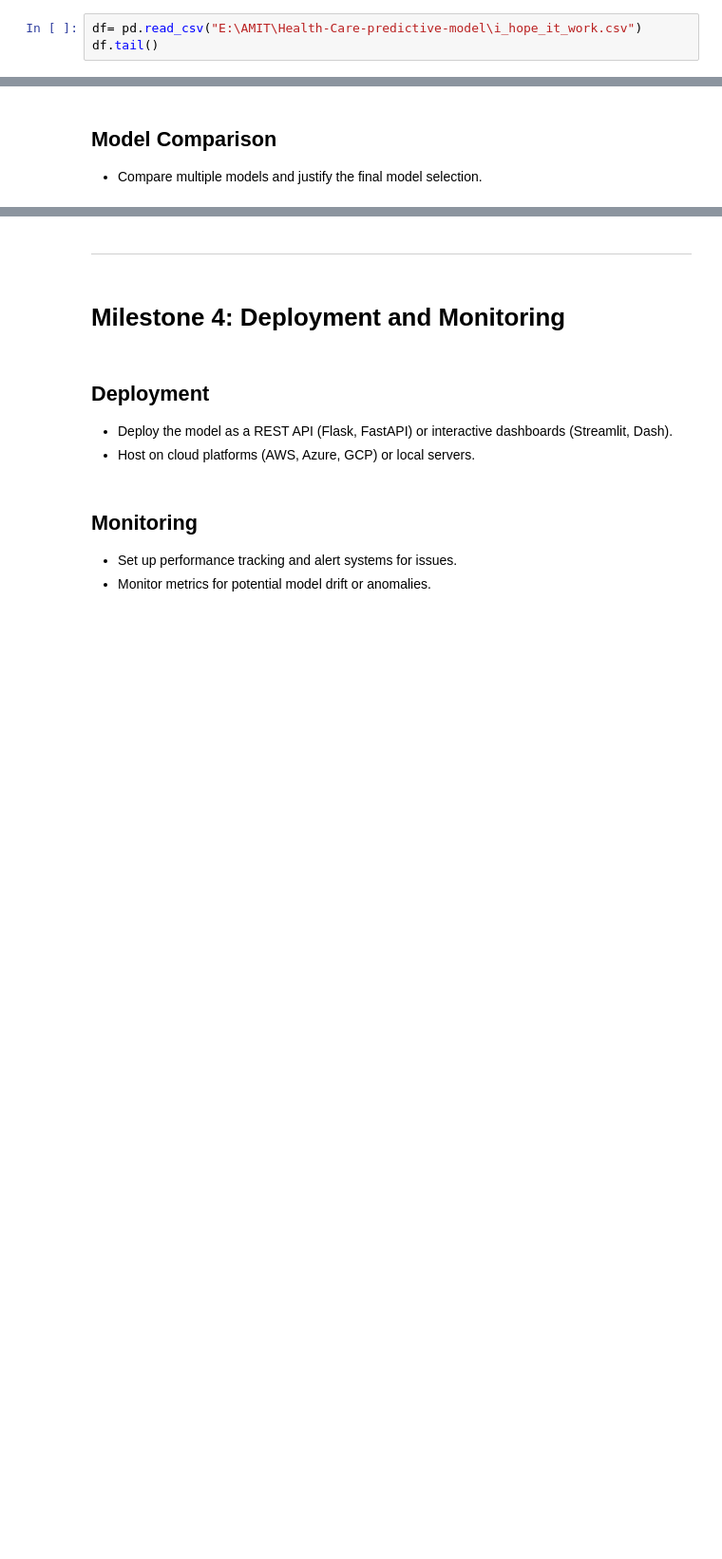
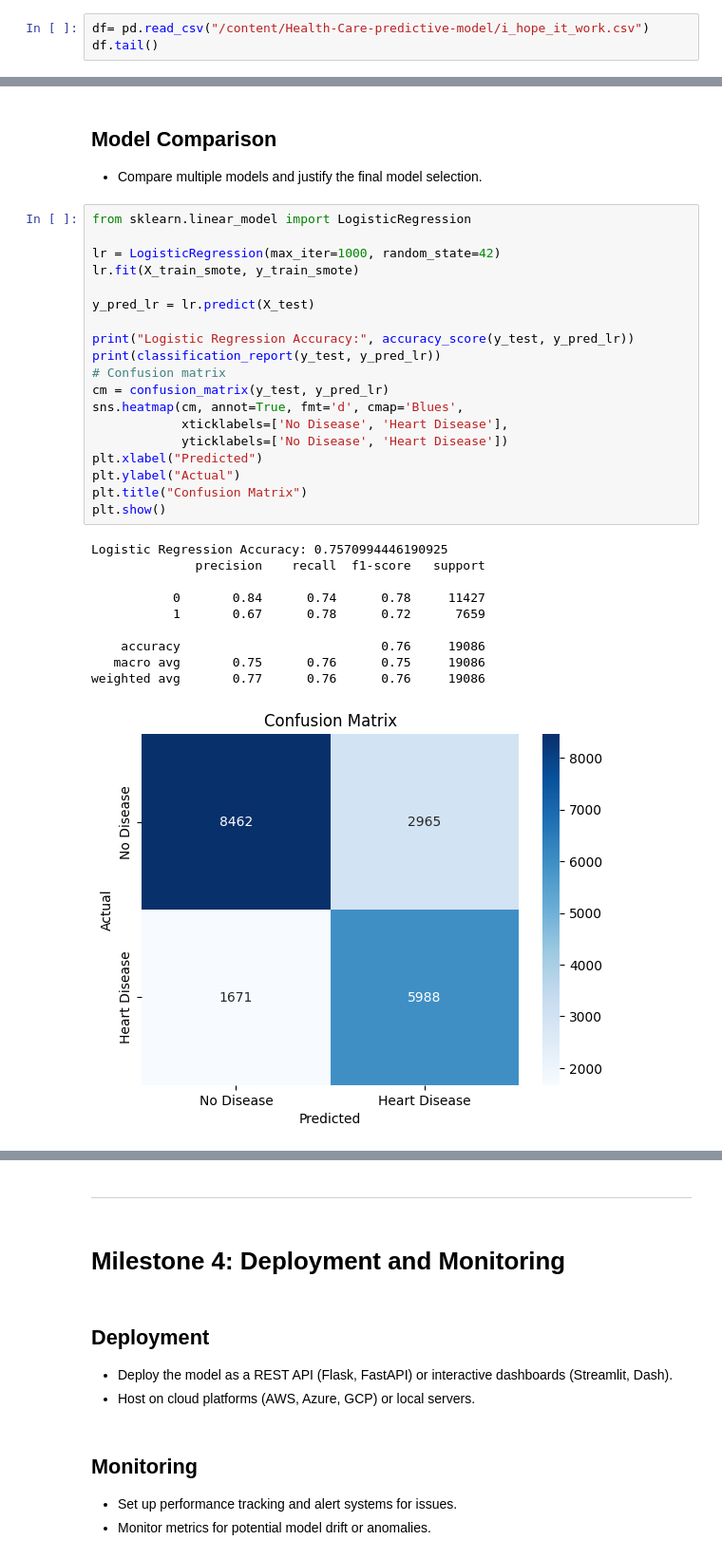
Before and after one commit to saifsame7/Health-Care-predictive-model, a Jupyter notebook: project_notebook_template.ipynb, the cells around one changed output, grey strips where cells are left out. Shown at 95% size. Cells and saved outputs as stored; diff of their text form; blank space fills up the shorter version.

```diff
--- a/project_notebook_template.ipynb
+++ b/project_notebook_template.ipynb
@@ -361,5 +631,5 @@ import pandas as pd
 - Split data into training, validation, and testing sets.
 - Address imbalances using techniques like SMOTE or stratified sampling.
 # %%
-df= pd.read_csv("E:\AMIT\Health-Care-predictive-model\i_hope_it_work.csv")
+df= pd.read_csv("/content/Health-Care-predictive-model/i_hope_it_work.csv")
 df.tail()
@@ -435,3 +759,33 @@ plt.show()
 # %% [markdown]
 ## Model Comparison
 - Compare multiple models and justify the final model selection.
+# %%
+from sklearn.linear_model import LogisticRegression
+
+lr = LogisticRegression(max_iter=1000, random_state=42)
+lr.fit(X_train_smote, y_train_smote)
+
+y_pred_lr = lr.predict(X_test)
+
+print("Logistic Regression Accuracy:", accuracy_score(y_test, y_pred_lr))
+print(classification_report(y_test, y_pred_lr))
+# Confusion matrix
+cm = confusion_matrix(y_test, y_pred_lr)
+sns.heatmap(cm, annot=True, fmt='d', cmap='Blues',
+            xticklabels=['No Disease', 'Heart Disease'],
+            yticklabels=['No Disease', 'Heart Disease'])
+plt.xlabel("Predicted")
+plt.ylabel("Actual")
+plt.title("Confusion Matrix")
+plt.show()
+# %% [output]
+Logistic Regression Accuracy: 0.7570994446190925
+              precision    recall  f1-score   support
+
+           0       0.84      0.74      0.78     11427
+           1       0.67      0.78      0.72      7659
+
+    accuracy                           0.76     19086
+   macro avg       0.75      0.76      0.75     19086
+weighted avg       0.77      0.76      0.76     19086
+[figure, added]
```
Also changed, not shown: parts of 36 cells of this notebook.
